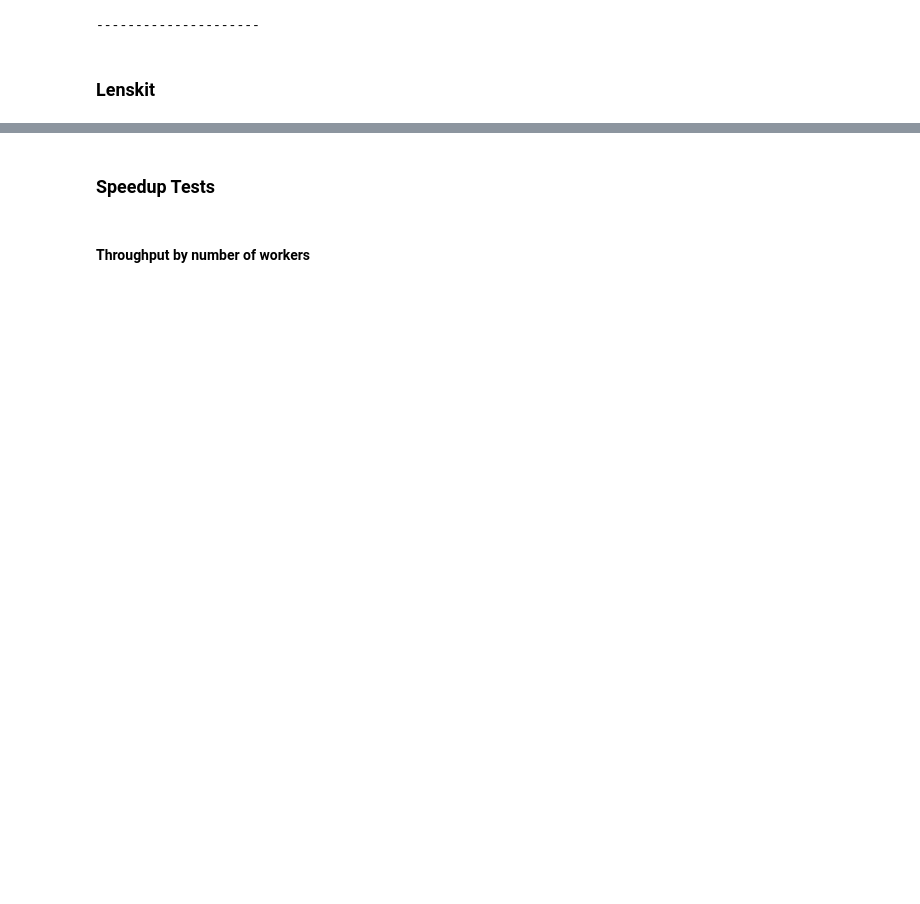
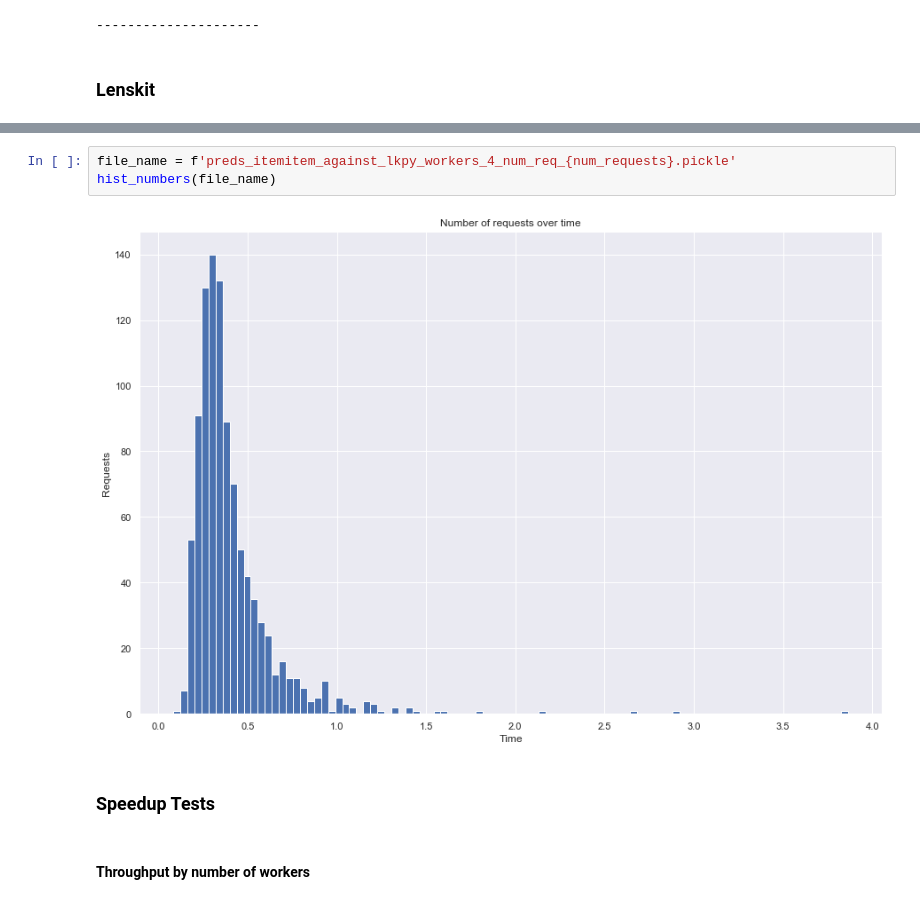
Before and after one commit to lenskit/lk-rec-server, a Jupyter notebook: doc/performance.ipynb, the cells around one changed output, grey strips where cells are left out. Cells and saved outputs as stored; diff of their text form; blank space fills up the shorter version.

```diff
--- a/doc/performance.ipynb
+++ b/doc/performance.ipynb
@@ -231,3 +292,8 @@ Mean response time: 1.297
+# %%
+file_name = f'preds_itemitem_against_lkpy_workers_4_num_req_{num_requests}.pickle'
+hist_numbers(file_name)
+# %% [output]
+[figure, added]
 # %% [markdown]
 ### Speedup Tests
 # %% [markdown]
```
Also changed, not shown: parts of 15 cells of this notebook, 10 other files.
